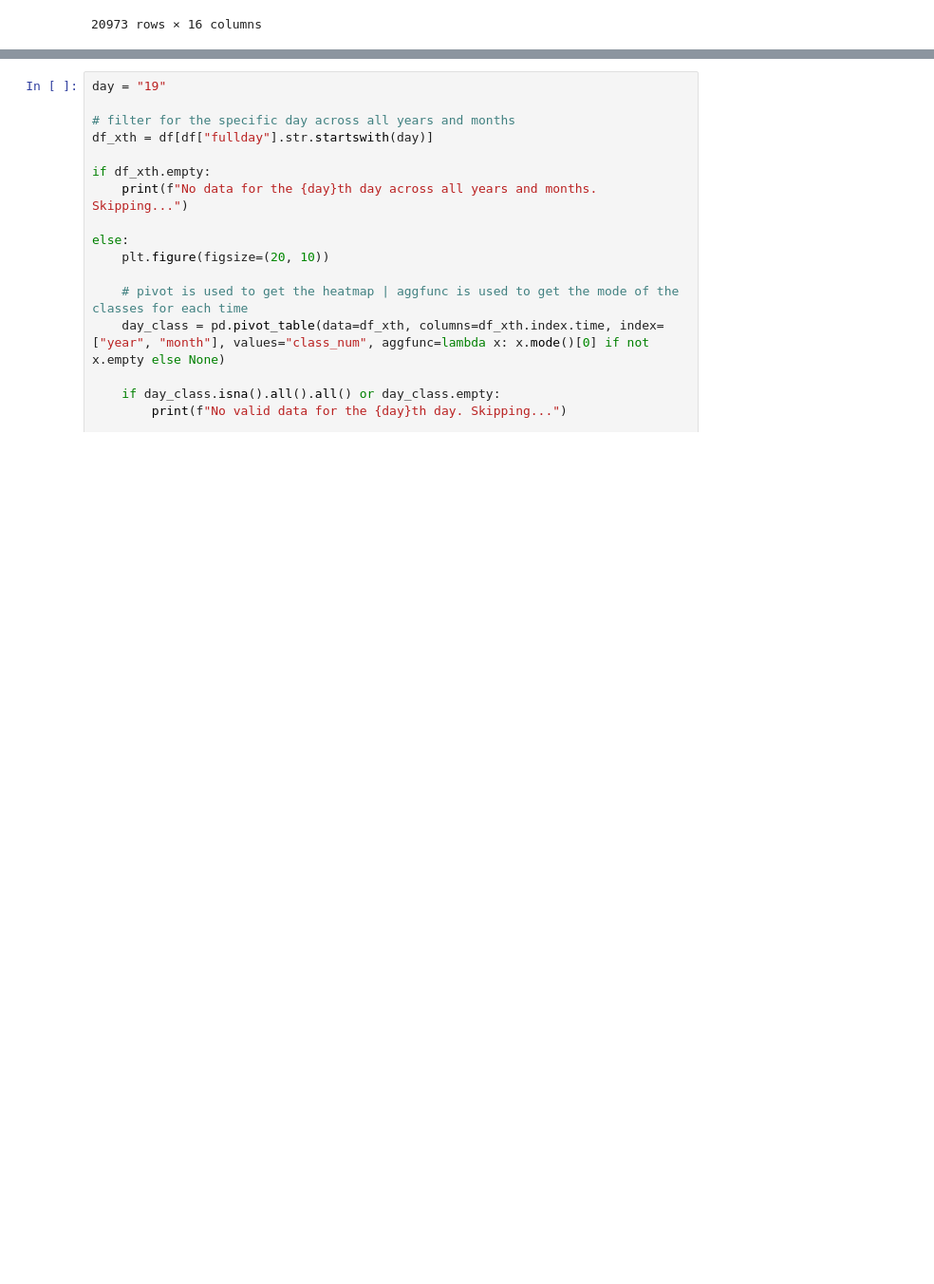
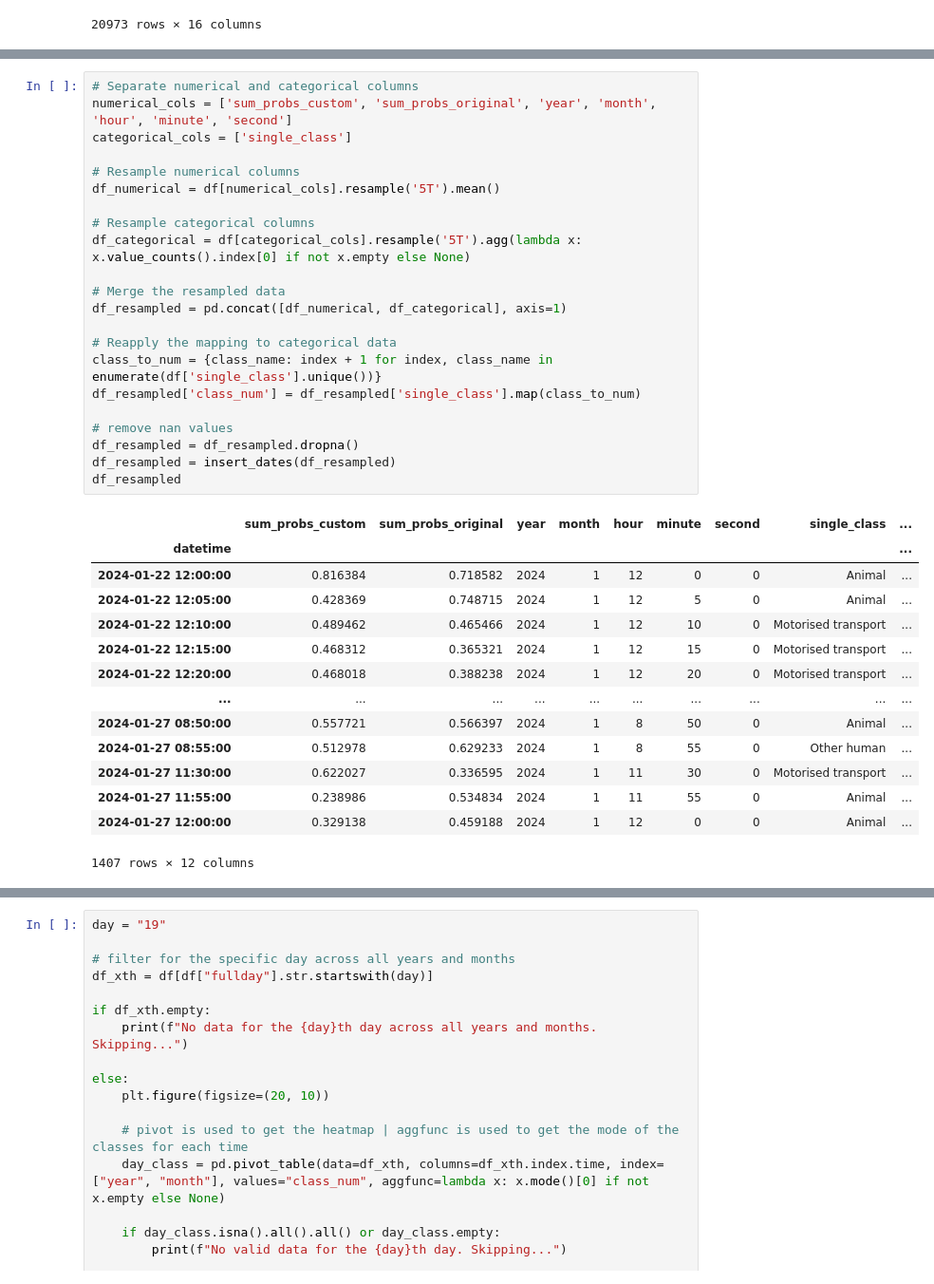
Before and after one commit to aacacustica/Audio_Processing, a Jupyter notebook: AI_Model/Visualization/predictions_map.ipynb, the cells around one changed output, grey strips where cells are left out. Shown at 95% size. Saved outputs shown, nothing was run; the diff lists cells and outputs as text; blank space fills up the shorter version.

```diff
--- a/AI_Model/Visualization/predictions_map.ipynb
+++ b/AI_Model/Visualization/predictions_map.ipynb
@@ -380,3 +360,40 @@ df_15 = df.resample("15T").mean()
+# %%
+# Separate numerical and categorical columns
+numerical_cols = ['sum_probs_custom', 'sum_probs_original', 'year', 'month', 'hour', 'minute', 'second']
+categorical_cols = ['single_class']
+
+# Resample numerical columns
+df_numerical = df[numerical_cols].resample('5T').mean()
+
+# Resample categorical columns
+df_categorical = df[categorical_cols].resample('5T').agg(lambda x: x.value_counts().index[0] if not x.empty else None)
+
+# Merge the resampled data
+df_resampled = pd.concat([df_numerical, df_categorical], axis=1)
+
+# Reapply the mapping to categorical data
+class_to_num = {class_name: index + 1 for index, class_name in enumerate(df['single_class'].unique())}
+df_resampled['class_num'] = df_resampled['single_class'].map(class_to_num)
+
+# remove nan values
+df_resampled = df_resampled.dropna()
+df_resampled = insert_dates(df_resampled)
+df_resampled
+# %% [output]
+|  | sum_probs_custom | sum_probs_original | year | month | hour | minute | second | single_class | ... |
+| datetime |  |  |  |  |  |  |  |  | ... |
+| 2024-01-22 12:00:00 | 0.816384 | 0.718582 | 2024 | 1 | 12 | 0 | 0 | Animal | ... |
+| 2024-01-22 12:05:00 | 0.428369 | 0.748715 | 2024 | 1 | 12 | 5 | 0 | Animal | ... |
+| 2024-01-22 12:10:00 | 0.489462 | 0.465466 | 2024 | 1 | 12 | 10 | 0 | Motorised transport | ... |
+| 2024-01-22 12:15:00 | 0.468312 | 0.365321 | 2024 | 1 | 12 | 15 | 0 | Motorised transport | ... |
+| 2024-01-22 12:20:00 | 0.468018 | 0.388238 | 2024 | 1 | 12 | 20 | 0 | Motorised transport | ... |
+| ... | ... | ... | ... | ... | ... | ... | ... | ... | ... |
+| 2024-01-27 08:50:00 | 0.557721 | 0.566397 | 2024 | 1 | 8 | 50 | 0 | Animal | ... |
+| 2024-01-27 08:55:00 | 0.512978 | 0.629233 | 2024 | 1 | 8 | 55 | 0 | Other human | ... |
+| 2024-01-27 11:30:00 | 0.622027 | 0.336595 | 2024 | 1 | 11 | 30 | 0 | Motorised transport | ... |
+| 2024-01-27 11:55:00 | 0.238986 | 0.534834 | 2024 | 1 | 11 | 55 | 0 | Animal | ... |
+| 2024-01-27 12:00:00 | 0.329138 | 0.459188 | 2024 | 1 | 12 | 0 | 0 | Animal | ... |
+1407 rows × 12 columns
 # %%
 df_resampled = df_resampled.sort_values(by=["year", "month", "fullday"])
 
```
Also changed, not shown: parts of 8 cells of this notebook, 2 other files.
